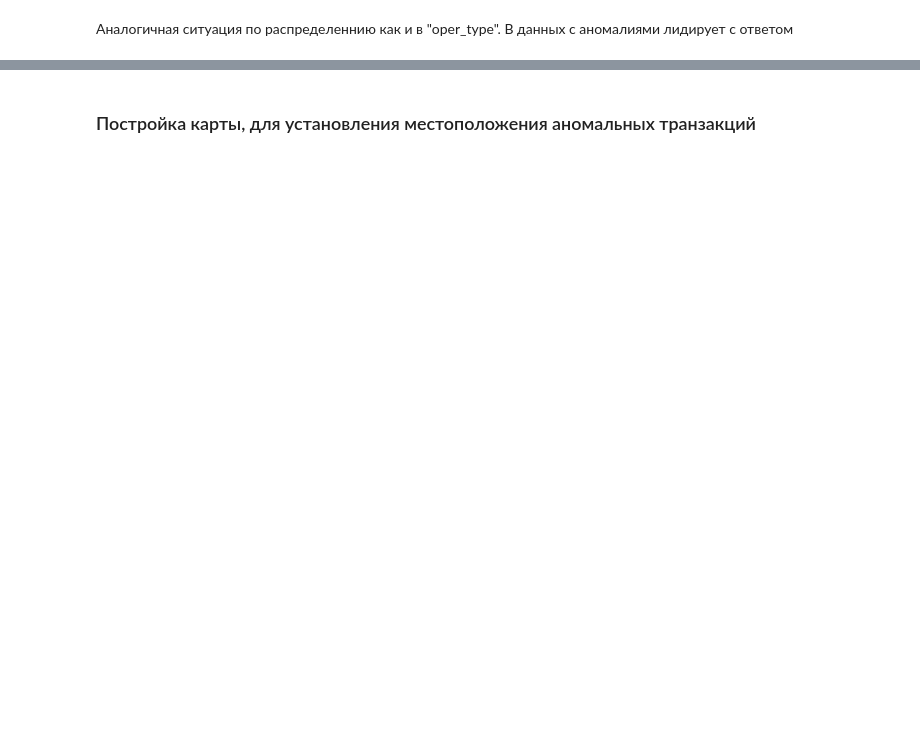
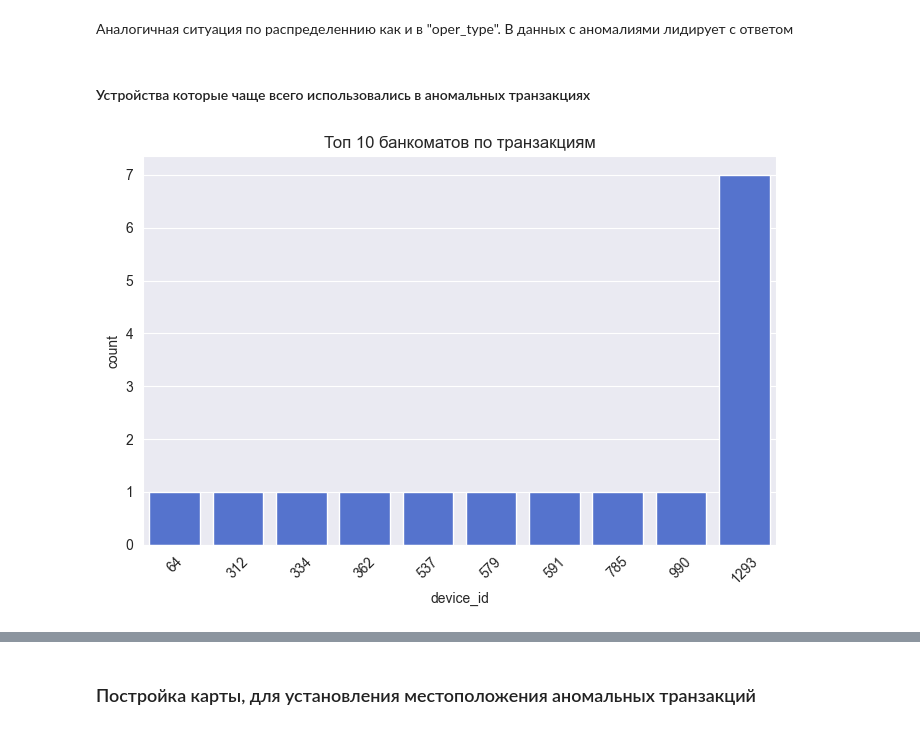
Before and after one commit to Filin153/RinhHack_2024, a Jupyter notebook: anomaly.ipynb, the cells around one changed output, grey strips where cells are left out. Drawn from its saved outputs; the diff is of its cells as text; code cells hidden in the pictures; blank space fills up the shorter version.

```diff
--- a/anomaly.ipynb
+++ b/anomaly.ipynb
@@ -138,2 +139,18 @@ plt.show()
 # %% [markdown]
 Аналогичная ситуация по распределеннию как и в "oper_type". В данных с аномалиями лидирует с ответом
+# %% [markdown]
+#### Устройства которые чаще всего использовались в аномальных транзакциях
+# %%
+device_counts = anomaly_df.groupby(['device_type', 'device_id']).size().reset_index(name='count')
+filtered_device_counts = device_counts[device_counts['device_type'].isin(['atm', 'portable_term'])]
+top_atm = filtered_device_counts[filtered_device_counts['device_type'] == 'atm'].nlargest(10, 'count')
+top_portable_term = filtered_device_counts[filtered_device_counts['device_type'] == 'portable_term'].nlargest(10, 'count')
+# %%
+plt.figure(figsize=(7, 5))
+sns.barplot(data=top_atm, x='device_id', y='count', color='royalblue')
+plt.title('Топ 10 банкоматов по транзакциям')
+plt.xticks(rotation=45)
+plt.tight_layout()
+plt.show()
+# %% [output]
+[figure, added]
```
Also changed, not shown: parts of 8 cells of this notebook, 2 other files.
